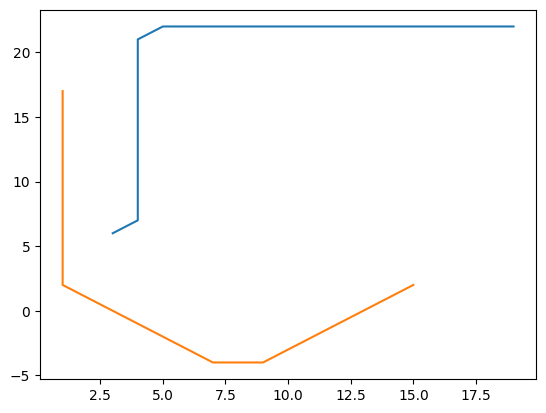
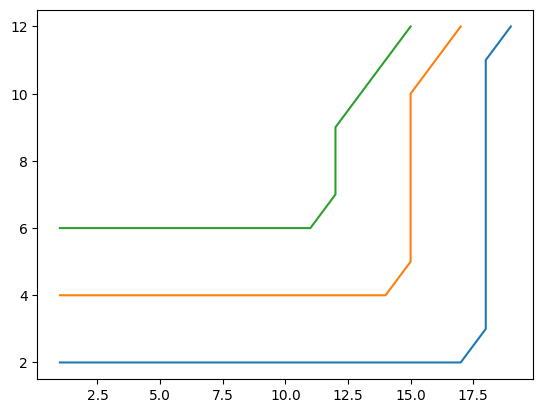
Code edit (unified diff) that turned the first committed figure into the second:
--- before
+++ after
@@ -89,11 +89,12 @@
 
 
-traces = declare_all_traces(2,5)
+traces = declare_all_traces(3,5)
 segment_constraints = create_all_segment_constraints(traces)
 bend_constraints = create_all_bend_constraints(traces)
 collision_constraints = create_all_collision_constraints(traces)
 
-endpoint_constraints = [traces[0][0][0] == 3, traces[0][0][1] == 6, traces[0][-1][0] == 19, traces[0][-1][1] == 22,
-                        traces[1][0][0] == 1, traces[1][0][1] == 17, traces[1][-1][0] == 15, traces[1][-1][1] == 2]
+endpoint_constraints = [traces[0][0][0] == 1, traces[0][0][1] == 2, traces[0][-1][0] == 19, traces[0][-1][1] == 12,
+                        traces[1][0][0] == 1, traces[1][0][1] == 4, traces[1][-1][0] == 17, traces[1][-1][1] == 12,
+                        traces[2][0][0] == 1, traces[2][0][1] == 6, traces[2][-1][0] == 15, traces[2][-1][1] == 12]
 
 s = z3.Solver()
@@ -104,4 +105,6 @@
 print(m)
 
+traces_plot = [z3extract(m, [segment[d] for segment in trace]) for trace in traces for d in [0,1]]
+
 xapv = z3extract(m, [segment[0] for segment in traces[0]])
 yapv = z3extract(m, [segment[1] for segment in traces[0]])
@@ -111,5 +114,6 @@
 from matplotlib import pyplot as plt
 
-plt.plot(xapv, yapv, xbpv, ybpv)
+#plt.plot(xapv, yapv, xbpv, ybpv)
+plt.plot(*traces_plot)
 
 plt.show()

Commit: trace plotting unified